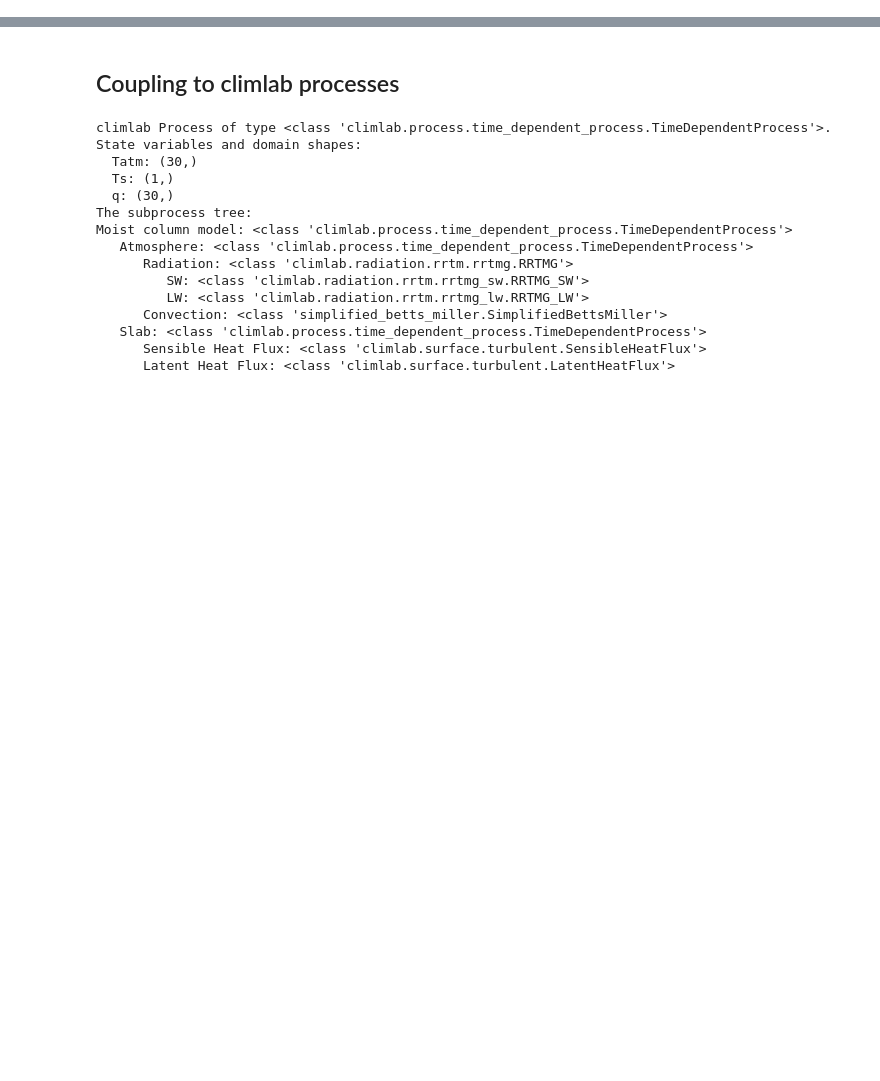
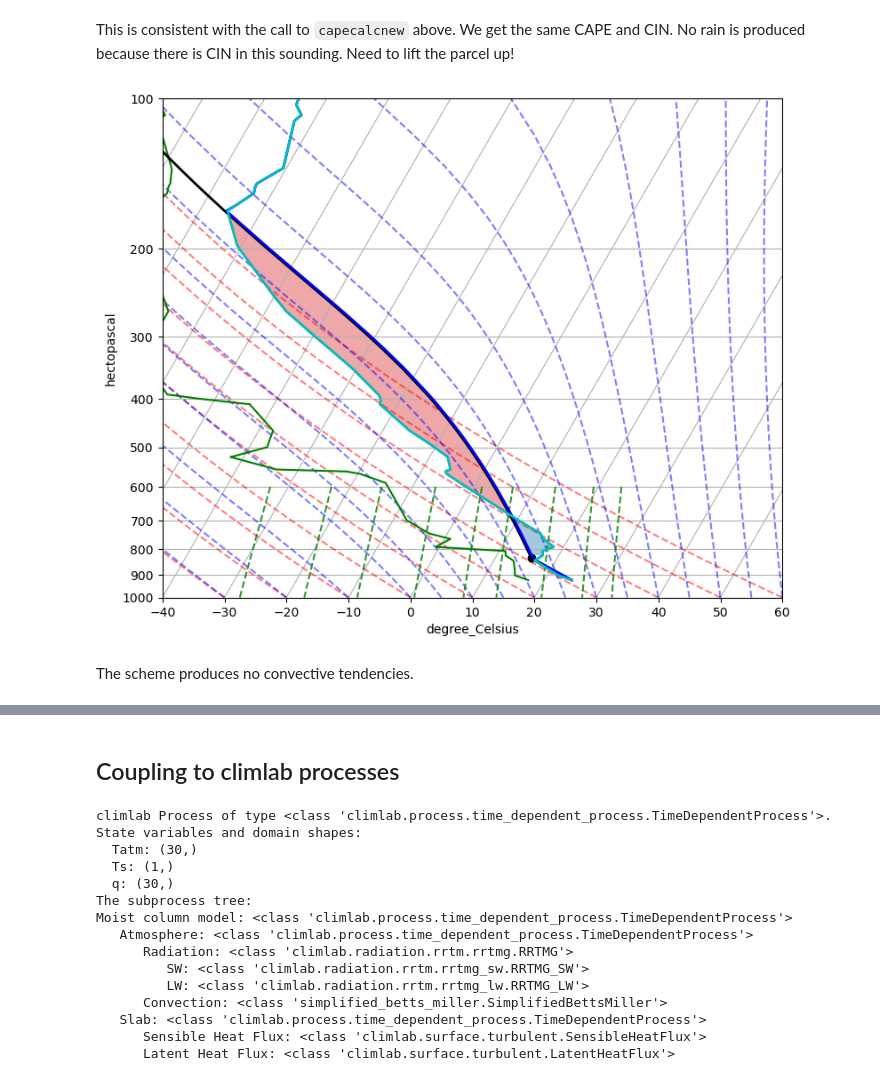
Before and after one commit to climlab/climlab-sbm-convection, a Jupyter notebook: Testing_Frierson_Convection.ipynb, the cells around one changed output, grey strips where cells are left out. Drawn from its saved outputs; the diff is of its cells as text; code cells hidden in the pictures; blank space fills up the shorter version.

```diff
--- a/Testing_Frierson_Convection.ipynb
+++ b/Testing_Frierson_Convection.ipynb
@@ -136,0 +196,26 @@ There is positive CAPE but no rain is generated here.
+# %%
+dt = const.seconds_per_hour * 3
+tau_bm=7200.
+rhbm=0.7
+do_simp=False
+do_shallower=True
+do_changeqref=True
+do_envsat=True
+do_taucape=False
+capetaubm=900.
+tau_min=2400.
+ix = 1; jx = 1; kx = num_lev
+
+tin_grid = tin[np.newaxis, np.newaxis, :]
+qin_grid = qin[np.newaxis, np.newaxis, :]
+rin_grid = rin[np.newaxis, np.newaxis, :]
+pfull_grid = pfull[np.newaxis, np.newaxis, :]
+phalf_grid = phalf[np.newaxis, np.newaxis, :]
+
+rain, tdel, qdel, q_ref, bmflag, klzbs, cape, cin, t_ref, invtau_bm_t, invtau_bm_q, capeflag = \
+    _simplified_betts_miller.betts_miller(dt, tin_grid, qin_grid, pfull_grid, phalf_grid,
+                                          HLv, Cp_air, Grav,
+                                          rdgas,rvgas,kappa, es0, tau_bm, rhbm,
+                                          do_simp, do_shallower, do_changeqref,
+                                          do_envsat, do_taucape, capetaubm, tau_min,
+                                          ix, jx, kx,)
@@ -136,0 +230,11 @@ There is positive CAPE but no rain is generated here.
+# %% [markdown]
+This is consistent with the call to `capecalcnew` above. We get the same CAPE and CIN. No rain is produced because there is CIN in this sounding. Need to lift the parcel up!
+# %%
+# add the SBM referece profile to the existing plot
+sbm_Tref = np.flip(t_ref).squeeze() * units.kelvin
+skew.plot(p, sbm_Tref, 'c', linewidth=2)
+fig
+# %% [output]
+[figure, added]
+# %% [markdown]
+The scheme produces no convective tendencies.
```
Also changed, not shown: parts of 77 cells of this notebook, 1 other file.
